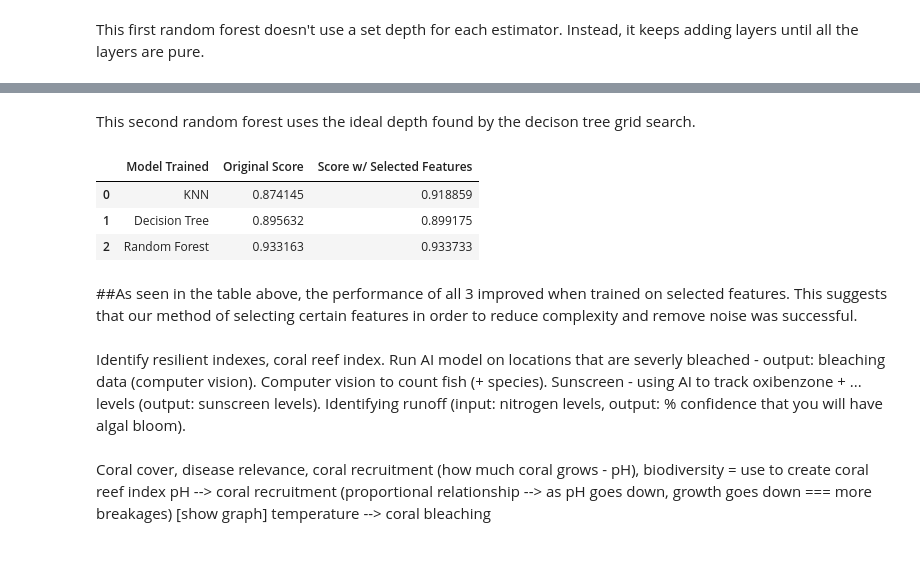
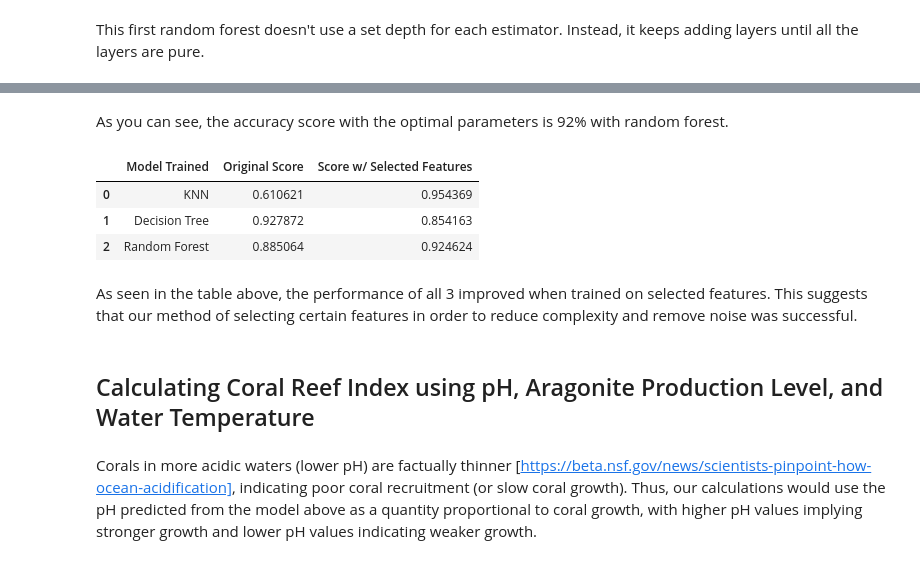
Before and after one commit to ailijevski/BlueReefModel, a Jupyter notebook: AIModelPredictor.ipynb, the cells around one changed output, grey strips where cells are left out. Cells and saved outputs as stored; diff of their text form; code cells hidden in the pictures.

```diff
--- a/AIModelPredictor.ipynb
+++ b/AIModelPredictor.ipynb
@@ -703,2 +648,0 @@ Accuracy score: 0.9337332135941301
-# %% [markdown]
-This second random forest uses the ideal depth found by the decison tree grid search.
@@ -713,17 +649,17 @@ print("Accuracy score for KNN:", r2_score(yTestSelect, yPredictForestSetDepth))
+# %% [markdown]
+As you can see, the accuracy score with the optimal parameters is 92% with random forest.
 # %%
-d = {'Model Trained' : ['KNN', 'Decision Tree', 'Random Forest'], 'Original Score' : [0.8741446057782785, 0.8956317218719824, 0.9331631628260824], 'Score w/ Selected Features' : [0.9188586989416837, 0.899174679530788, 0.9337332135941301]}
+d = {'Model Trained' : ['KNN', 'Decision Tree', 'Random Forest'], 'Original Score' : [0.6106212907279496, 0.9278720312150993, 0.8850643993742235], 'Score w/ Selected Features' : [0.9543689446918789, 0.8541634929720451, 0.924623648787303]}
 df = pd.DataFrame(data=d)
 df
 # %% [output]
 |  | Model Trained | Original Score | Score w/ Selected Features |
-| 0 | KNN | 0.874145 | 0.918859 |
-| 1 | Decision Tree | 0.895632 | 0.899175 |
-| 2 | Random Forest | 0.933163 | 0.933733 |
+| 0 | KNN | 0.610621 | 0.954369 |
+| 1 | Decision Tree | 0.927872 | 0.854163 |
+| 2 | Random Forest | 0.885064 | 0.924624 |
 # %% [markdown]
-##As seen in the table above, the performance of all 3 improved when trained on selected features. This suggests that our method of selecting certain features in order to reduce complexity and remove noise was successful.
+As seen in the table above, the performance of all 3 improved when trained on selected features. This suggests that our method of selecting certain features in order to reduce complexity and remove noise was successful.
-# %% [markdown]
-Identify resilient indexes, coral reef index. Run AI model on locations that are severly bleached - output: bleaching data (computer vision). Computer vision to count fish (+ species). Sunscreen - using AI to track oxibenzone + ... levels (output: sunscreen levels). Identifying runoff (input: nitrogen levels, output: % confidence that you will have algal bloom).
-# %% [markdown]
-Coral cover, disease relevance, coral recruitment (how much coral grows - pH), biodiversity = use to create coral reef index
-pH --> coral recruitment (proportional relationship --> as pH goes down, growth goes down === more breakages) [show graph]
-temperature --> coral bleaching
+# %% [markdown]
+## Calculating Coral Reef Index using pH, Aragonite Production Level, and Water Temperature
+# %% [markdown]
+Corals in more acidic waters (lower pH) are factually thinner [https://beta.nsf.gov/news/scientists-pinpoint-how-ocean-acidification], indicating poor coral recruitment (or slow coral growth). Thus, our calculations would use the pH predicted from the model above as a quantity proportional to coral growth, with higher pH values implying stronger growth and lower pH values indicating weaker growth.
```
Also changed, not shown: parts of 71 cells of this notebook.
